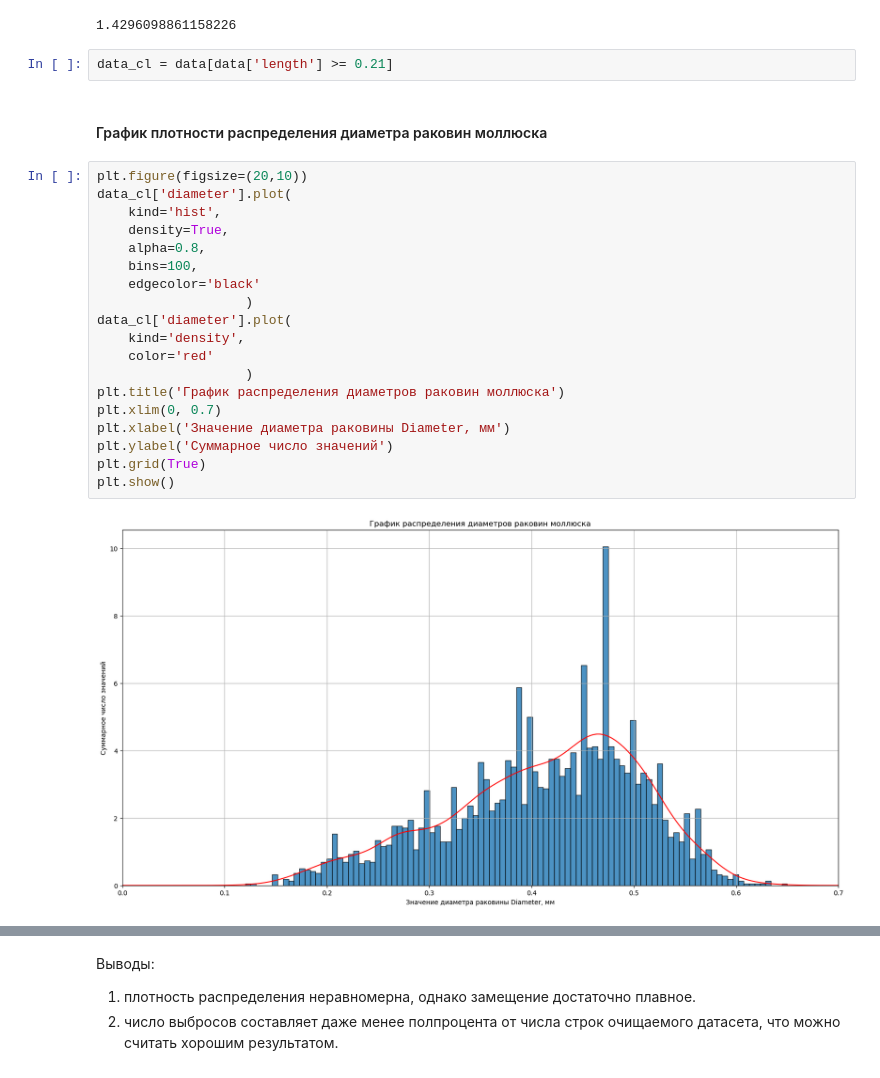
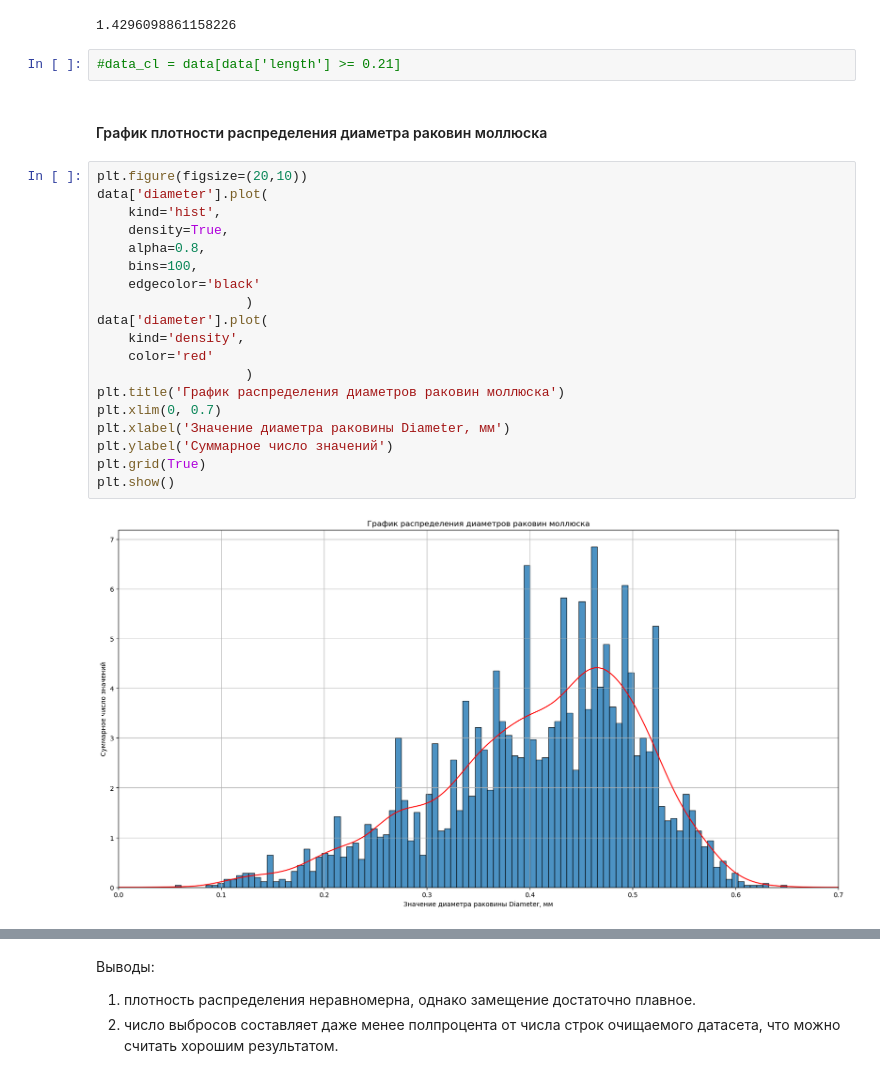
Before and after one commit to trofimovelijah/eda_177213, a Jupyter notebook: tiy_predict_age_abalone.ipynb, the cells around one changed output, grey strips where cells are left out. Saved outputs shown, nothing was run; the diff lists cells and outputs as text.

```diff
--- a/tiy_predict_age_abalone.ipynb
+++ b/tiy_predict_age_abalone.ipynb
@@ -256,30 +257,30 @@ plt.show()
 # %% [output]
 1.4296098861158226
 # %%
-data_cl = data[data['length'] >= 0.21]
+#data_cl = data[data['length'] >= 0.21]
 # %% [markdown]
 #### График плотности распределения диаметра раковин моллюска
 # %%
 plt.figure(figsize=(20,10))
-data_cl['diameter'].plot(
+data['diameter'].plot(
     kind='hist',
     density=True,
     alpha=0.8,
     bins=100,
     edgecolor='black'
                    )
-data_cl['diameter'].plot(
+data['diameter'].plot(
     kind='density',
     color='red'
                    )
 plt.title('График распределения диаметров раковин моллюска')
 plt.xlim(0, 0.7)
 plt.xlabel('Значение диаметра раковины Diameter, мм')
 plt.ylabel('Суммарное число значений')
 plt.grid(True)
 plt.show()
 # %% [output]
-[figure, old version]
+[figure, new version]
 # %%
 plt.figure(figsize=(20, 6))
 plt.boxplot(data_cl['diameter'], vert=False)
```
Also changed, not shown: parts of 54 cells of this notebook.
